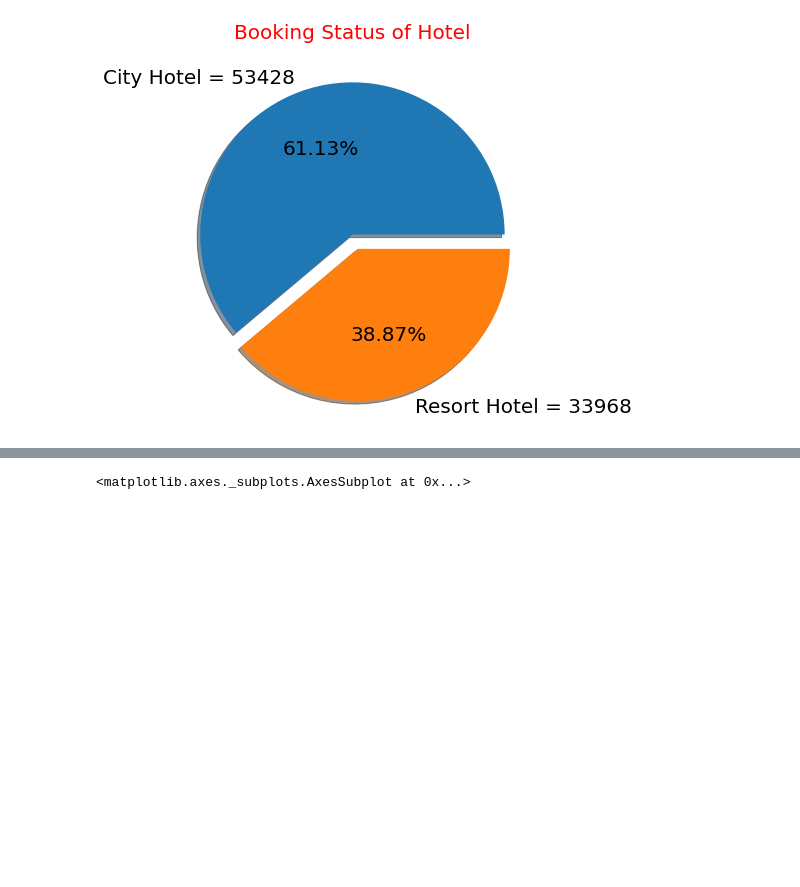
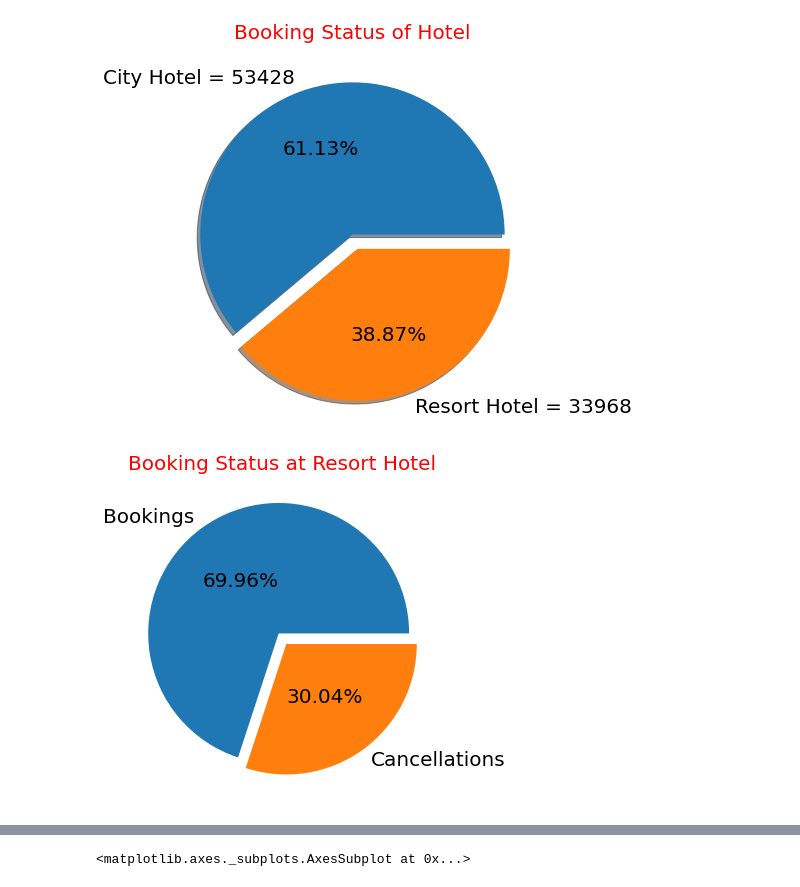
Before and after one commit to Singh-Pravin/Hotel-Booking-Analysis---EDA, a Jupyter notebook: Hotel_Booking_Analysis_Capstone_Project.ipynb, the cells around one changed output, grey strips where cells are left out. Saved outputs shown, nothing was run; the diff lists cells and outputs as text; code cells hidden in the pictures; blank space fills up the shorter version.

```diff
--- a/Hotel_Booking_Analysis_Capstone_Project.ipynb
+++ b/Hotel_Booking_Analysis_Capstone_Project.ipynb
@@ -230,3 +230,13 @@ plt.pie(total_booking, explode = myexplode, labels = mylabels, shadow = True, au
 plt.show()
 # %% [output]
 [figure]
+# %%
+# City Hotel Pie chart
+
+resort_hotel = pd.DataFrame(df1[df1['hotel']== 'City Hotel'])
+plt.figure(figsize=((6,6)))
+plt.title(label='Booking Status at Resort Hotel',fontsize=20, color='red')
+plt.pie(resort_hotel.is_canceled.value_counts(), labels=['Bookings','Cancellations'],explode=[0.05]*2, autopct='%1.2f%%', pctdistance=0.5, textprops={'fontsize': 20})
+plt.show()
+# %% [output]
+[figure, added]
```
Also changed, not shown: parts of 19 cells of this notebook.
